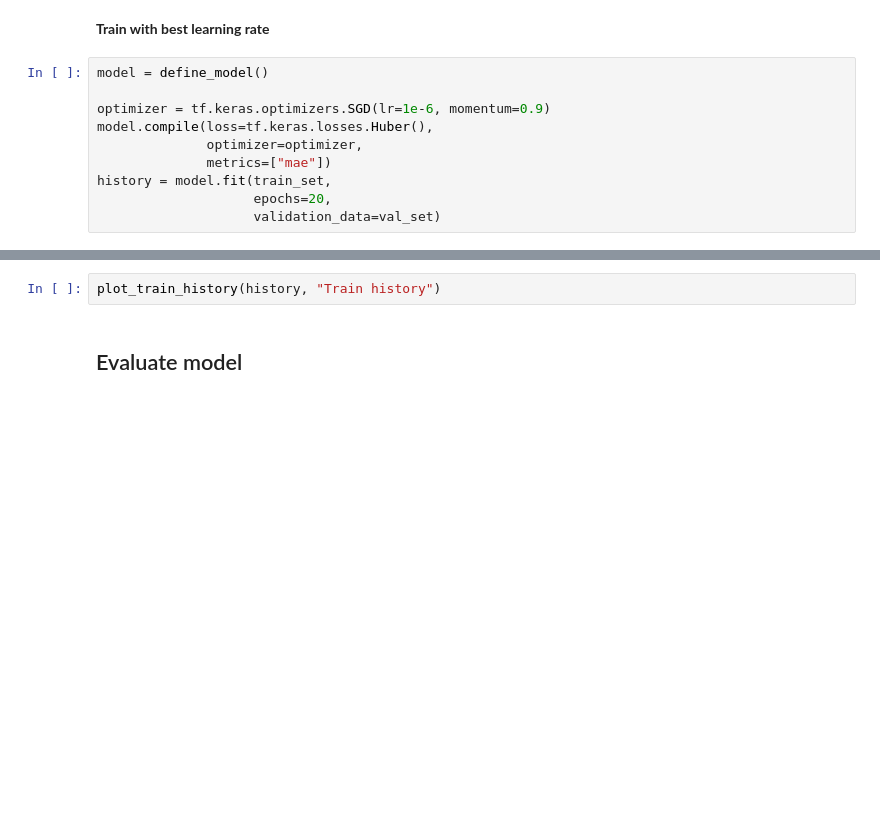
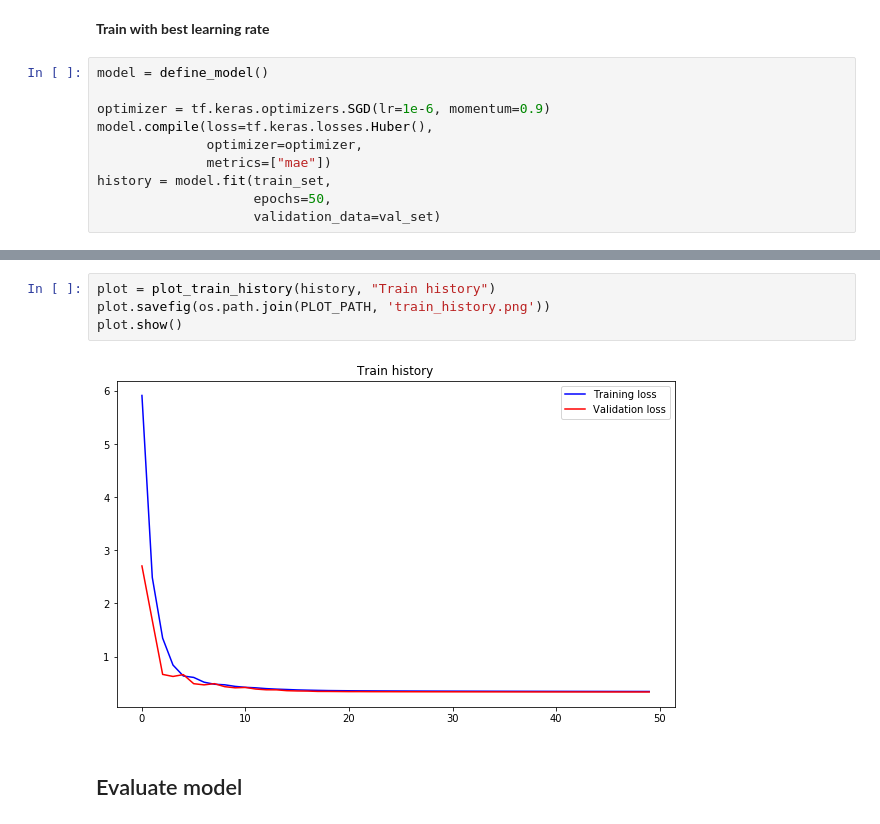
Before and after one commit to ignaciogatti/artwork-sequence-prediction, a Jupyter notebook: Time-series-prediction-one-feature.ipynb, the cells around one changed output, grey strips where cells are left out. Drawn from its saved outputs; the diff is of its cells as text; blank space fills up the shorter version.

```diff
--- a/Time-series-prediction-one-feature.ipynb
+++ b/Time-series-prediction-one-feature.ipynb
@@ -111,5 +197,5 @@ model.compile(loss=tf.keras.losses.Huber(),
               optimizer=optimizer,
               metrics=["mae"])
 history = model.fit(train_set,
-                    epochs=20,
+                    epochs=50,
                     validation_data=val_set)
@@ -116,5 +220,9 @@ history = model.fit(train_set,
-# %%
-plot_train_history(history, "Train history")
+# %%
+plot = plot_train_history(history, "Train history")
+plot.savefig(os.path.join(PLOT_PATH, 'train_history.png'))
+plot.show()
+# %% [output]
+[figure, added]
 # %% [markdown]
 ## Evaluate model
 # %% [markdown]
```
Also changed, not shown: parts of 24 cells of this notebook, 7 other files.
